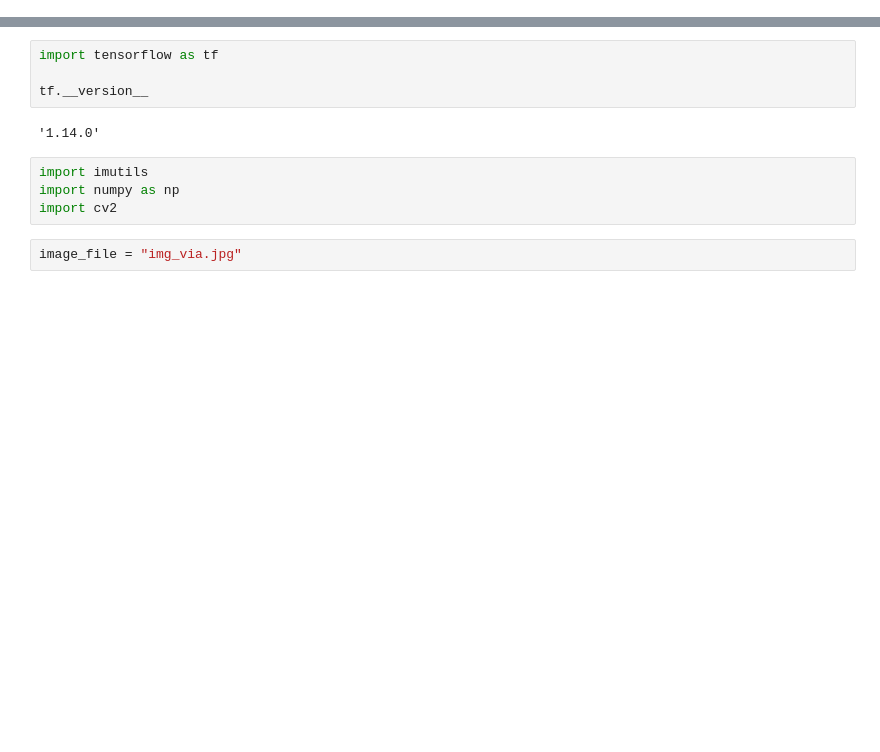
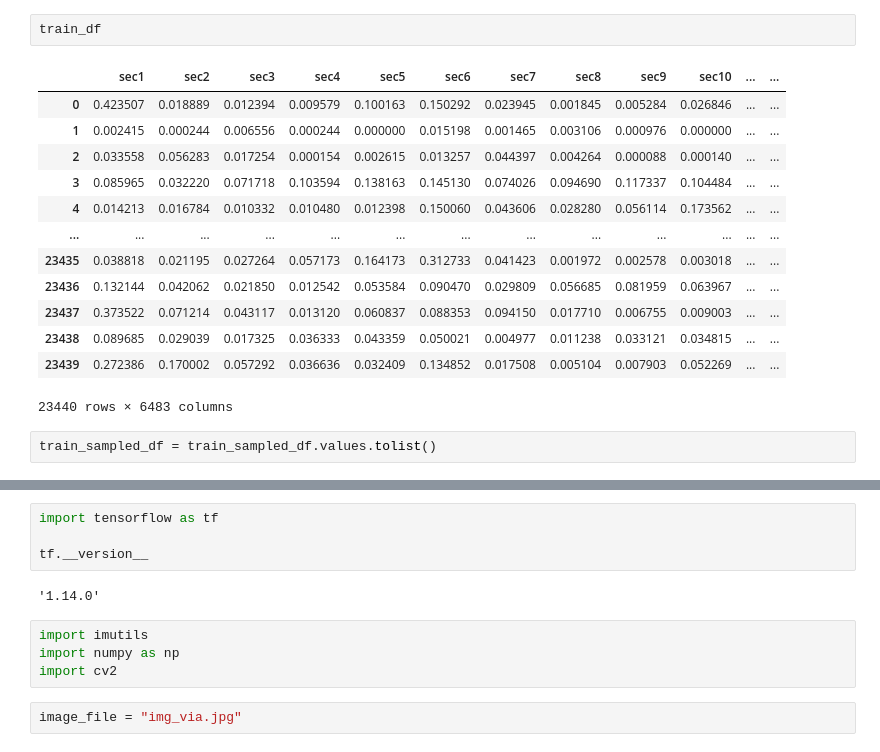
Before and after one commit to manhtung001/Age_Classification_ML, a Jupyter notebook: tmp_check.ipynb, the cells around one changed output, grey strips where cells are left out. Drawn from its saved outputs; the diff is of its cells as text; blank space fills up the shorter version.

```diff
--- a/tmp_check.ipynb
+++ b/tmp_check.ipynb
@@ -0,0 +230,18 @@
+# %%
+train_df
+# %% [output]
+|  | sec1 | sec2 | sec3 | sec4 | sec5 | sec6 | sec7 | sec8 | sec9 | sec10 | ... | ... |
+| 0 | 0.423507 | 0.018889 | 0.012394 | 0.009579 | 0.100163 | 0.150292 | 0.023945 | 0.001845 | 0.005284 | 0.026846 | ... | ... |
+| 1 | 0.002415 | 0.000244 | 0.006556 | 0.000244 | 0.000000 | 0.015198 | 0.001465 | 0.003106 | 0.000976 | 0.000000 | ... | ... |
+| 2 | 0.033558 | 0.056283 | 0.017254 | 0.000154 | 0.002615 | 0.013257 | 0.044397 | 0.004264 | 0.000088 | 0.000140 | ... | ... |
+| 3 | 0.085965 | 0.032220 | 0.071718 | 0.103594 | 0.138163 | 0.145130 | 0.074026 | 0.094690 | 0.117337 | 0.104484 | ... | ... |
+| 4 | 0.014213 | 0.016784 | 0.010332 | 0.010480 | 0.012398 | 0.150060 | 0.043606 | 0.028280 | 0.056114 | 0.173562 | ... | ... |
+| ... | ... | ... | ... | ... | ... | ... | ... | ... | ... | ... | ... | ... |
+| 23435 | 0.038818 | 0.021195 | 0.027264 | 0.057173 | 0.164173 | 0.312733 | 0.041423 | 0.001972 | 0.002578 | 0.003018 | ... | ... |
+| 23436 | 0.132144 | 0.042062 | 0.021850 | 0.012542 | 0.053584 | 0.090470 | 0.029809 | 0.056685 | 0.081959 | 0.063967 | ... | ... |
+| 23437 | 0.373522 | 0.071214 | 0.043117 | 0.013120 | 0.060837 | 0.088353 | 0.094150 | 0.017710 | 0.006755 | 0.009003 | ... | ... |
+| 23438 | 0.089685 | 0.029039 | 0.017325 | 0.036333 | 0.043359 | 0.050021 | 0.004977 | 0.011238 | 0.033121 | 0.034815 | ... | ... |
+| 23439 | 0.272386 | 0.170002 | 0.057292 | 0.036636 | 0.032409 | 0.134852 | 0.017508 | 0.005104 | 0.007903 | 0.052269 | ... | ... |
+23440 rows × 6483 columns
+# %%
+train_sampled_df = train_sampled_df.values.tolist()
```
Also changed, not shown: parts of 18 cells of this notebook, 1 other file.
